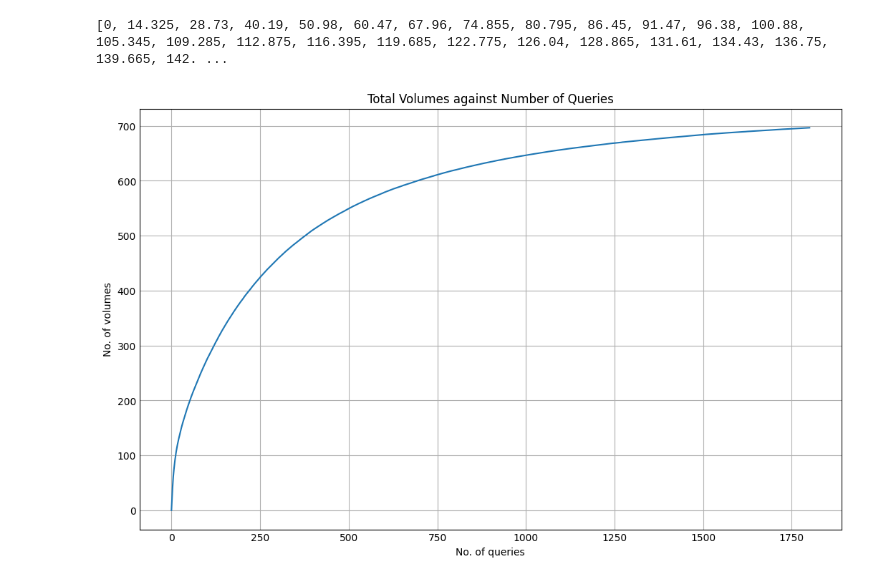
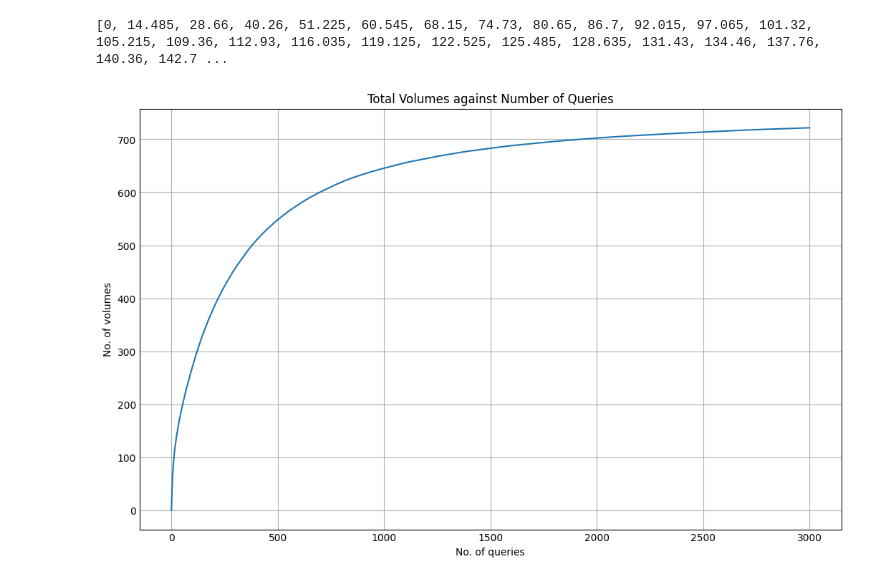
Before and after one commit to Clocksify/Benito-s-Bento-Boxes, a Jupyter notebook: Experiment Plan/Cover/AUGPlotting(withoutReplacement).ipynb, the cells around one changed output. Drawn from its saved outputs; the diff is of its cells as text; code cells hidden in the pictures.

```diff
--- a/Experiment Plan/Cover/AUGPlotting(withoutReplacement).ipynb
+++ b/Experiment Plan/Cover/AUGPlotting(withoutReplacement).ipynb
@@ -47,7 +47,7 @@ def cover_log(start_int, end_int):
 RSEmax = 256
 max_volumes = 3*RSEmax - (math.log(RSEmax, 2)+2)
 no_of_runs = 200
-no_of_queries = 1800
+no_of_queries = 3000
 def log_query(no_of_runs,no_of_queries):
     arr = [0 for i in range(no_of_queries+1)]
     for h in range(no_of_runs):
@@ -64,32 +64,32 @@ def log_query(no_of_runs,no_of_queries):
                 for i in range(int((RSEmax*(RSEmax + 1))/2), no_of_queries):
                     arr[i+1] = max_volumes*no_of_runs
                 break
             while query_asked in query_tracker:
                 query_asked = query_gen()
             else:
                 query_tracker.append(query_asked)
                 (a,b) = query_asked
                 query_list = cover_log(a,b)
                 for i in query_list:
                     if i not in vol_tracker:
                         vol_tracker.append(i)
                         vol_sum +=1
                 arr[j+1] = arr[j+1] + vol_sum
 
     for i in range(no_of_queries):
         arr[i+1] = arr[i+1] /no_of_runs
     print(arr)
     return(arr)
 
 arr = log_query(no_of_runs,no_of_queries)
 
 plt.style.use('_mpl-gallery')
 plt.figure(figsize=(10,6))
 plt.plot(arr)
 plt.xlabel("No. of queries")
 plt.ylabel("No. of volumes")
 plt.title("Total Volumes against Number of Queries")
 plt.show()
 # %% [output]
-[0, 14.325, 28.73, 40.19, 50.98, 60.47, 67.96, 74.855, 80.795, 86.45, 91.47, 96.38, 100.88, 105.345, 109.285, 112.875, 116.395, 119.685, 122.775, 126.04, 128.865, 131.61, 134.43, 136.75, 139.665, 142. ...
+[0, 14.485, 28.66, 40.26, 51.225, 60.545, 68.15, 74.73, 80.65, 86.7, 92.015, 97.065, 101.32, 105.215, 109.36, 112.93, 116.035, 119.125, 122.525, 125.485, 128.635, 131.43, 134.46, 137.76, 140.36, 142.7 ...
-[figure, old version]
+[figure, new version]
```
Also changed, not shown: 1 other file.
